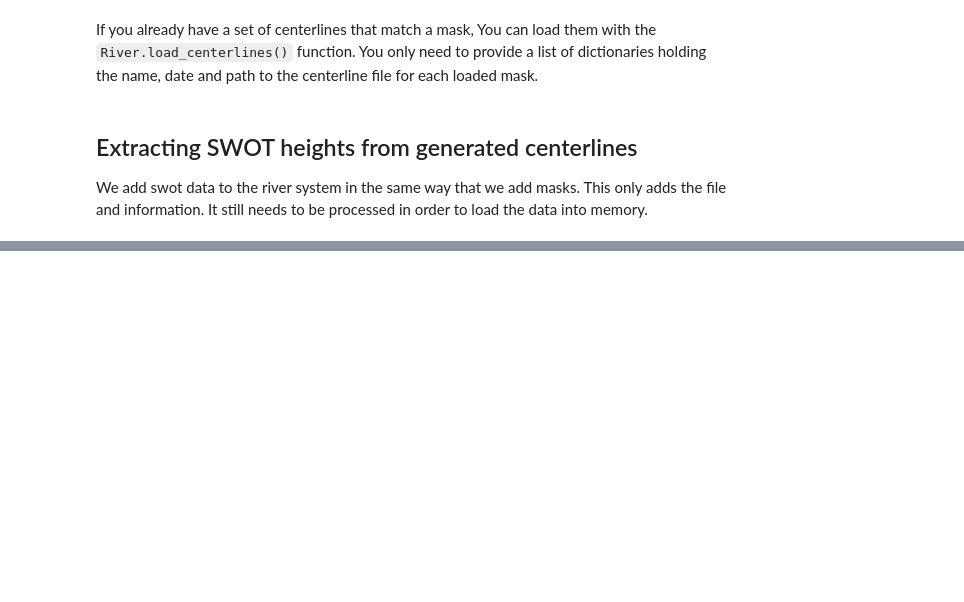
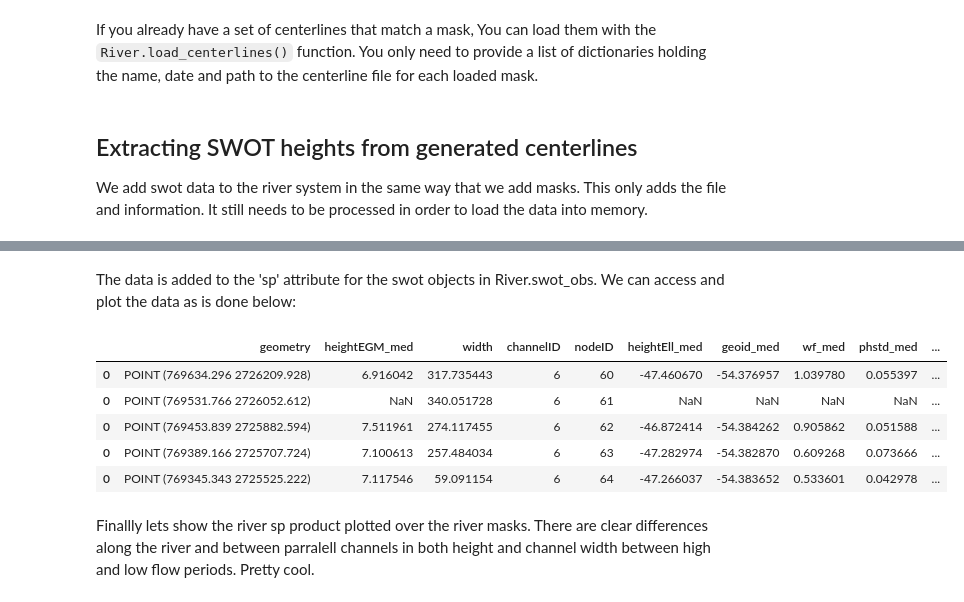
Before and after one commit to selfr-eo/braidedSP, a Jupyter notebook: examples/braidedSP_workflow.ipynb, the cells around one changed output, grey strips where cells are left out. Drawn from its saved outputs; the diff is of its cells as text; code cells hidden in the pictures; blank space fills up the shorter version.

```diff
--- a/examples/full_workflow.ipynb
+++ b/examples/braidedSP_workflow.ipynb
@@ -303 +293,15 @@ bramaputra.swot_obs[0].sp
+# %% [markdown]
+The data is added to the 'sp' attribute for the swot objects in River.swot_obs. We can access and plot the data as is done below:
+# %%
+# show dataframe header
+bramaputra.swot_obs[0].sp.head()
+# %% [output]
+|  | geometry | heightEGM_med | width | channelID | nodeID | heightEll_med | geoid_med | wf_med | phstd_med | ... |
+| 0 | POINT (769634.296 2726209.928) | 6.916042 | 317.735443 | 6 | 60 | -47.460670 | -54.376957 | 1.039780 | 0.055397 | ... |
+| 0 | POINT (769531.766 2726052.612) | NaN | 340.051728 | 6 | 61 | NaN | NaN | NaN | NaN | ... |
+| 0 | POINT (769453.839 2725882.594) | 7.511961 | 274.117455 | 6 | 62 | -46.872414 | -54.384262 | 0.905862 | 0.051588 | ... |
+| 0 | POINT (769389.166 2725707.724) | 7.100613 | 257.484034 | 6 | 63 | -47.282974 | -54.382870 | 0.609268 | 0.073666 | ... |
+| 0 | POINT (769345.343 2725525.222) | 7.117546 | 59.091154 | 6 | 64 | -47.266037 | -54.383652 | 0.533601 | 0.042978 | ... |
+# %% [markdown]
+Finallly lets show the river sp product plotted over the river masks. There are clear differences along the river and between parralell channels in both height and channel width between high and low flow periods. Pretty cool.
 # %%
```
Also changed, not shown: parts of 8 cells of this notebook, 2 other files.
